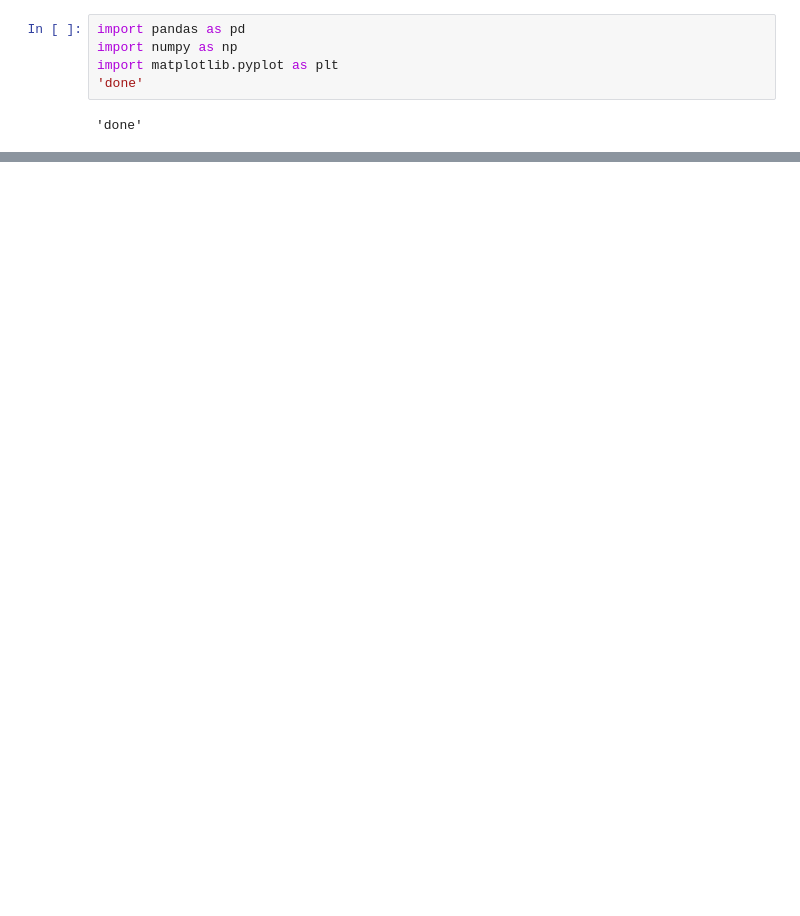
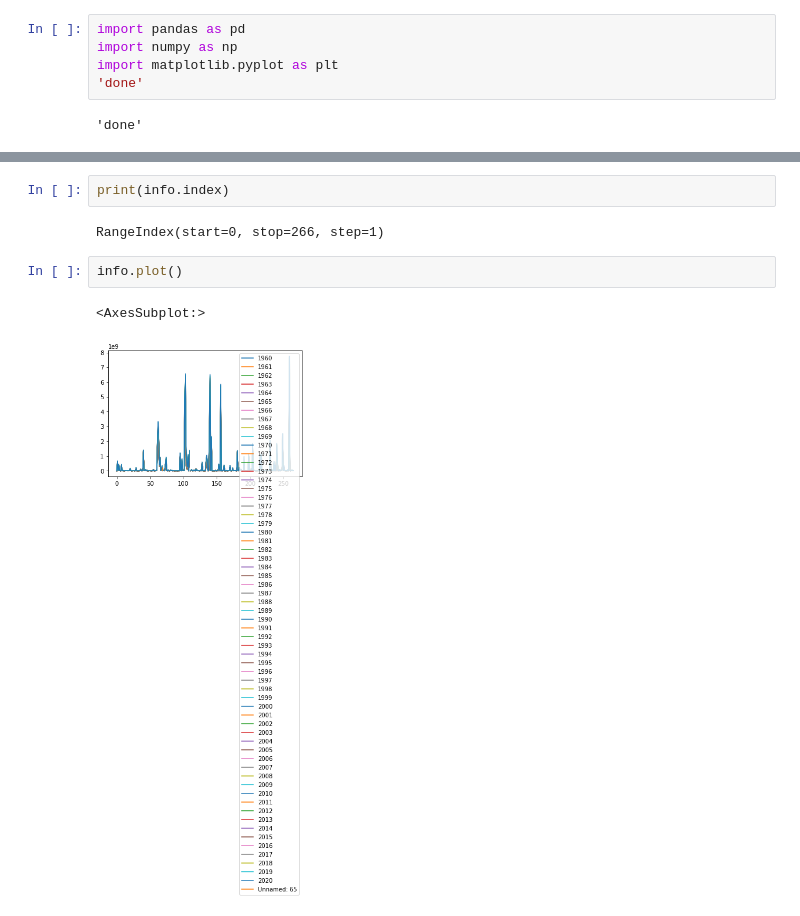
Before and after one commit to LeoraKelseyBrandeis/cs103a-cpa01, a Jupyter notebook: cpa01-2.ipynb, the cells around one changed output, grey strips where cells are left out. Drawn from its saved outputs; the diff is of its cells as text; blank space fills up the shorter version.

```diff
--- a/cpa01-2.ipynb
+++ b/cpa01-2.ipynb
@@ -24,0 +50,9 @@ info
+# %%
+print(info.index)
+# %% [output]
+RangeIndex(start=0, stop=266, step=1)
+# %%
+info.plot()
+# %% [output]
+<AxesSubplot:>
+[figure, added]
```
Also changed, not shown: parts of 8 cells of this notebook.
